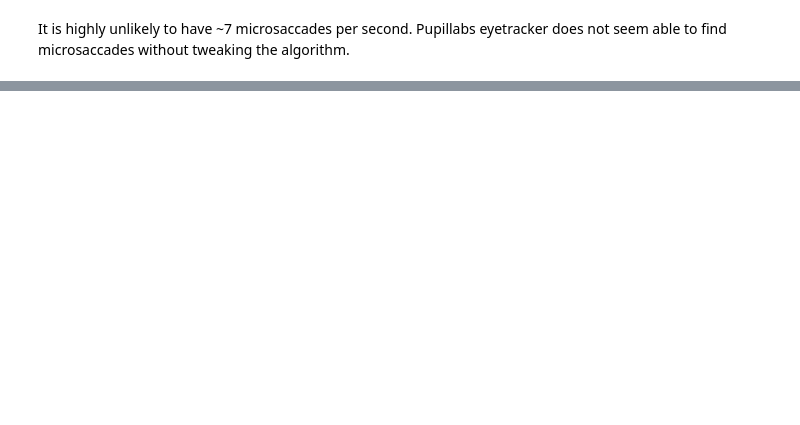
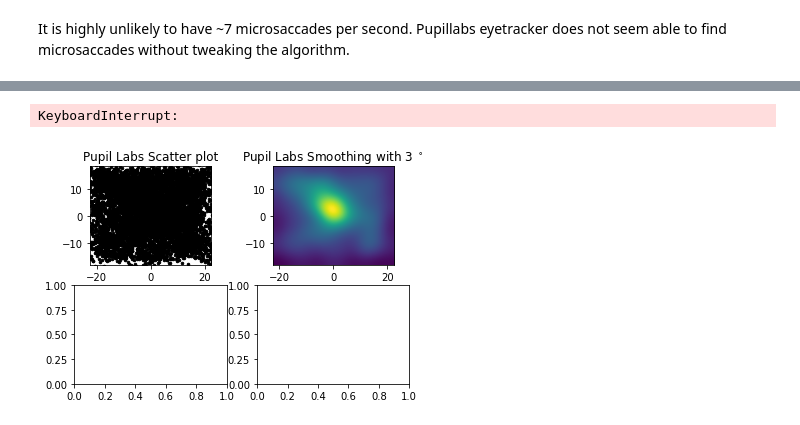
Before and after one commit to behinger/etcomp, a Jupyter notebook: code/be_main.ipynb, the cells around one changed output, grey strips where cells are left out. Saved outputs shown, nothing was run; the diff lists cells and outputs as text; code cells hidden in the pictures; blank space fills up the shorter version.

```diff
--- a/code/be_main.ipynb
+++ b/code/be_main.ipynb
@@ -144 +422,3 @@ INFO:pystan:COMPILING THE C++ CODE FOR MODEL anon_model_8875299d4f0849455d5b6cf2
+# %%
+plt.rcParams['figure.figsize'] = [15, 10]
 # %%
@@ -341,0 +610,3 @@ MICROSACC.plot_mainsequence(microsaccades)
+# %%
+(etsamples_engbert,etmsgs_engbert,etevents_engbert) = be_load.load_data(algorithm='')
+raw_freeview_df, raw_fix_count_df  = condition_df.get_condition_df(data=(etsamples_engbert,etmsgs_engbert,etevents_engbert),condition='FREEVIEW')
@@ -341,0 +631,7 @@ MICROSACC.plot_mainsequence(microsaccades)
+# %%
+# plot the fixations as a heatmap
+# TODO annotation how many fixations from how many pictures are used for each eyetracker
+FREEVIEW.plot_heatmap(raw_freeview_df,raw_fix_count_df)
+# %% [output]
+KeyboardInterrupt:
+[figure, added]
```
Also changed, not shown: parts of 133 cells of this notebook.
